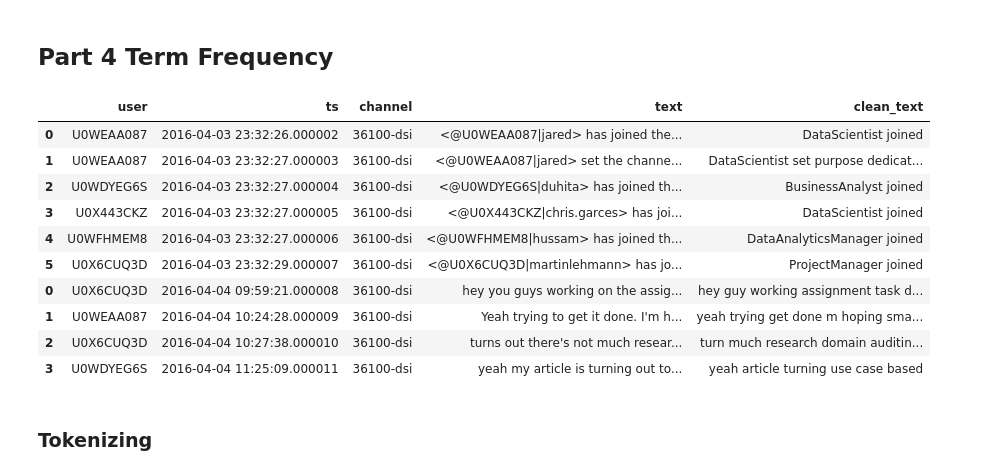
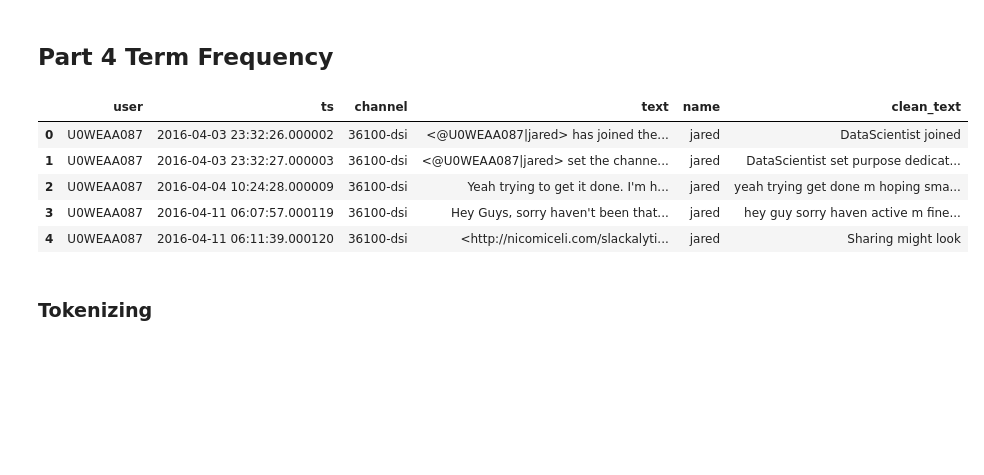
Before and after one commit to JaredChung/DSI_Assignment, a Jupyter notebook: D-Matrix_Notebook.ipynb, the cells around one changed output. Cells and saved outputs as stored; diff of their text form; code cells hidden in the pictures; blank space fills up the shorter version.

```diff
--- a/D-Matrix_Notebook.ipynb
+++ b/D-Matrix_Notebook.ipynb
@@ -186,25 +186,20 @@ def preprocessing(s):
 # %%
 data['clean_text'] = data.text.apply(lambda x: preprocessing(x))
 # %%
-data = pd.merge(df3,users,left_on='user',right_on='id',how='inner')
+data = pd.merge(data,users,left_on='user',right_on='id',how='inner')
 data = data[['user','ts','channel','text','name']]
 # %% [markdown]
 ## Part 4 Term Frequency
 # %%
 #data[data.text.str.contains('@U13AJ8EVD')]
-data.head(10)
+data.head()
 # %% [output]
-|  | user | ts | channel | text | clean_text |
-| 0 | U0WEAA087 | 2016-04-03 23:32:26.000002 | 36100-dsi | <@U0WEAA087|jared> has joined the... | DataScientist joined |
-| 1 | U0WEAA087 | 2016-04-03 23:32:27.000003 | 36100-dsi | <@U0WEAA087|jared> set the channe... | DataScientist set purpose dedicat... |
-| 2 | U0WDYEG6S | 2016-04-03 23:32:27.000004 | 36100-dsi | <@U0WDYEG6S|duhita> has joined th... | BusinessAnalyst joined |
-| 3 | U0X443CKZ | 2016-04-03 23:32:27.000005 | 36100-dsi | <@U0X443CKZ|chris.garces> has joi... | DataScientist joined |
-| 4 | U0WFHMEM8 | 2016-04-03 23:32:27.000006 | 36100-dsi | <@U0WFHMEM8|hussam> has joined th... | DataAnalyticsManager joined |
-| 5 | U0X6CUQ3D | 2016-04-03 23:32:29.000007 | 36100-dsi | <@U0X6CUQ3D|martinlehmann> has jo... | ProjectManager joined |
-| 0 | U0X6CUQ3D | 2016-04-04 09:59:21.000008 | 36100-dsi | hey you guys working on the assig... | hey guy working assignment task d... |
-| 1 | U0WEAA087 | 2016-04-04 10:24:28.000009 | 36100-dsi | Yeah trying to get it done. I'm h... | yeah trying get done m hoping sma... |
-| 2 | U0X6CUQ3D | 2016-04-04 10:27:38.000010 | 36100-dsi | turns out there's not much resear... | turn much research domain auditin... |
-| 3 | U0WDYEG6S | 2016-04-04 11:25:09.000011 | 36100-dsi | yeah my article is turning out to... | yeah article turning use case based |
+|  | user | ts | channel | text | name | clean_text |
+| 0 | U0WEAA087 | 2016-04-03 23:32:26.000002 | 36100-dsi | <@U0WEAA087|jared> has joined the... | jared | DataScientist joined |
+| 1 | U0WEAA087 | 2016-04-03 23:32:27.000003 | 36100-dsi | <@U0WEAA087|jared> set the channe... | jared | DataScientist set purpose dedicat... |
+| 2 | U0WEAA087 | 2016-04-04 10:24:28.000009 | 36100-dsi | Yeah trying to get it done. I'm h... | jared | yeah trying get done m hoping sma... |
+| 3 | U0WEAA087 | 2016-04-11 06:07:57.000119 | 36100-dsi | Hey Guys, sorry haven't been that... | jared | hey guy sorry haven active m fine... |
+| 4 | U0WEAA087 | 2016-04-11 06:11:39.000120 | 36100-dsi | <http://nicomiceli.com/slackalyti... | jared | Sharing might look |
 # %% [markdown]
 ### Tokenizing
 # %%
```
Also changed, not shown: parts of 8 cells of this notebook, 1 other file.
